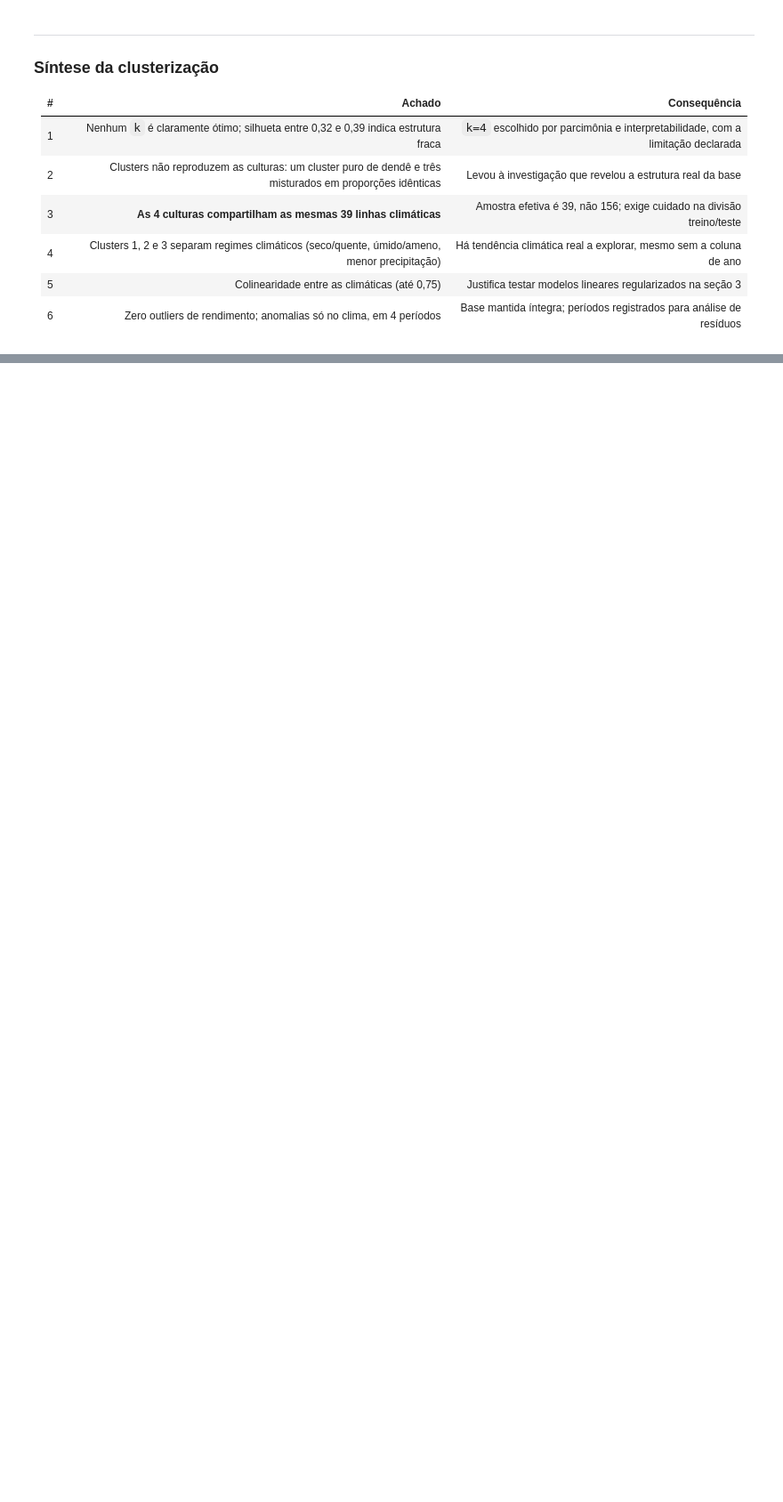
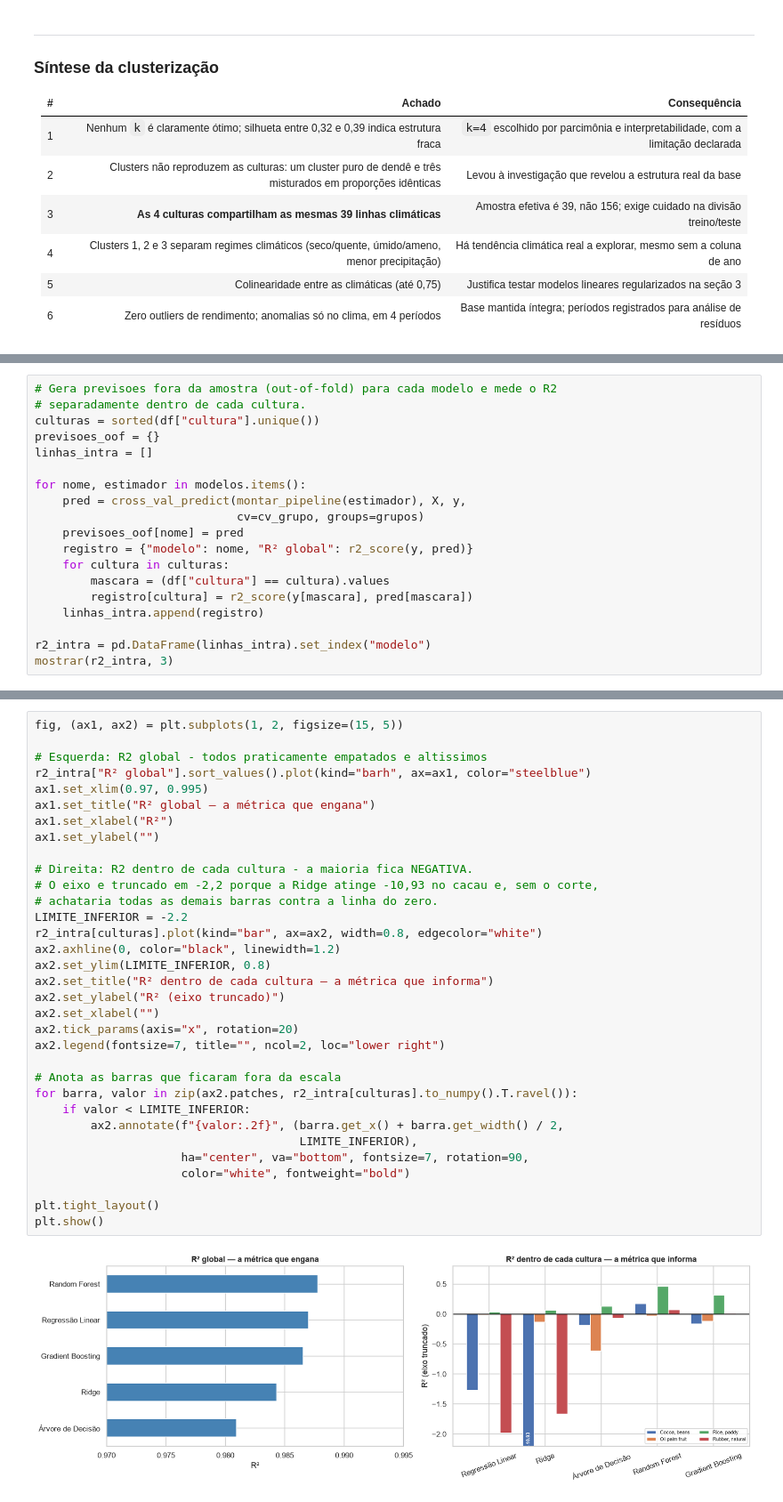
Before and after one commit to kainan-beep/fiap05cap1, a Jupyter notebook: KainanBilibioAguiar_rm570594_pbl_fase4.ipynb, the cells around one changed output, grey strips where cells are left out. Shown at 89% size. Cells and saved outputs as stored; diff of their text form; blank space fills up the shorter version.

```diff
--- a/KainanBilibioAguiar_rm570594_pbl_fase4.ipynb
+++ b/KainanBilibioAguiar_rm570594_pbl_fase4.ipynb
@@ -1021,0 +1280,19 @@ modelos da seção 3 errar sistematicamente nesses períodos, saberemos onde olh
+# %%
+# Gera previsoes fora da amostra (out-of-fold) para cada modelo e mede o R2
+# separadamente dentro de cada cultura.
+culturas = sorted(df["cultura"].unique())
+previsoes_oof = {}
+linhas_intra = []
+
+for nome, estimador in modelos.items():
+    pred = cross_val_predict(montar_pipeline(estimador), X, y,
+                             cv=cv_grupo, groups=grupos)
+    previsoes_oof[nome] = pred
+    registro = {"modelo": nome, "R² global": r2_score(y, pred)}
+    for cultura in culturas:
+        mascara = (df["cultura"] == cultura).values
+        registro[cultura] = r2_score(y[mascara], pred[mascara])
+    linhas_intra.append(registro)
+
+r2_intra = pd.DataFrame(linhas_intra).set_index("modelo")
+mostrar(r2_intra, 3)
@@ -1021,0 +1307,35 @@ modelos da seção 3 errar sistematicamente nesses períodos, saberemos onde olh
+# %%
+fig, (ax1, ax2) = plt.subplots(1, 2, figsize=(15, 5))
+
+# Esquerda: R2 global - todos praticamente empatados e altissimos
+r2_intra["R² global"].sort_values().plot(kind="barh", ax=ax1, color="steelblue")
+ax1.set_xlim(0.97, 0.995)
+ax1.set_title("R² global — a métrica que engana")
+ax1.set_xlabel("R²")
+ax1.set_ylabel("")
+
+# Direita: R2 dentro de cada cultura - a maioria fica NEGATIVA.
+# O eixo e truncado em -2,2 porque a Ridge atinge -10,93 no cacau e, sem o corte,
+# achataria todas as demais barras contra a linha do zero.
+LIMITE_INFERIOR = -2.2
+r2_intra[culturas].plot(kind="bar", ax=ax2, width=0.8, edgecolor="white")
+ax2.axhline(0, color="black", linewidth=1.2)
+ax2.set_ylim(LIMITE_INFERIOR, 0.8)
+ax2.set_title("R² dentro de cada cultura — a métrica que informa")
+ax2.set_ylabel("R² (eixo truncado)")
+ax2.set_xlabel("")
+ax2.tick_params(axis="x", rotation=20)
+ax2.legend(fontsize=7, title="", ncol=2, loc="lower right")
+
+# Anota as barras que ficaram fora da escala
+for barra, valor in zip(ax2.patches, r2_intra[culturas].to_numpy().T.ravel()):
+    if valor < LIMITE_INFERIOR:
+        ax2.annotate(f"{valor:.2f}", (barra.get_x() + barra.get_width() / 2,
+                                      LIMITE_INFERIOR),
+                     ha="center", va="bottom", fontsize=7, rotation=90,
+                     color="white", fontweight="bold")
+
+plt.tight_layout()
+plt.show()
+# %% [output]
+[figure, added]
```
Also changed, not shown: parts of 18 cells of this notebook.
